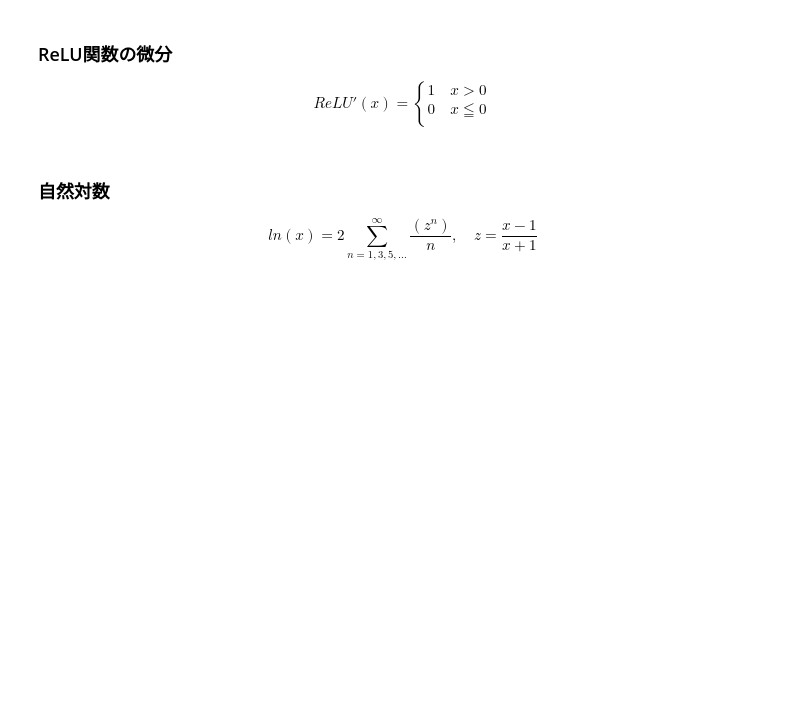
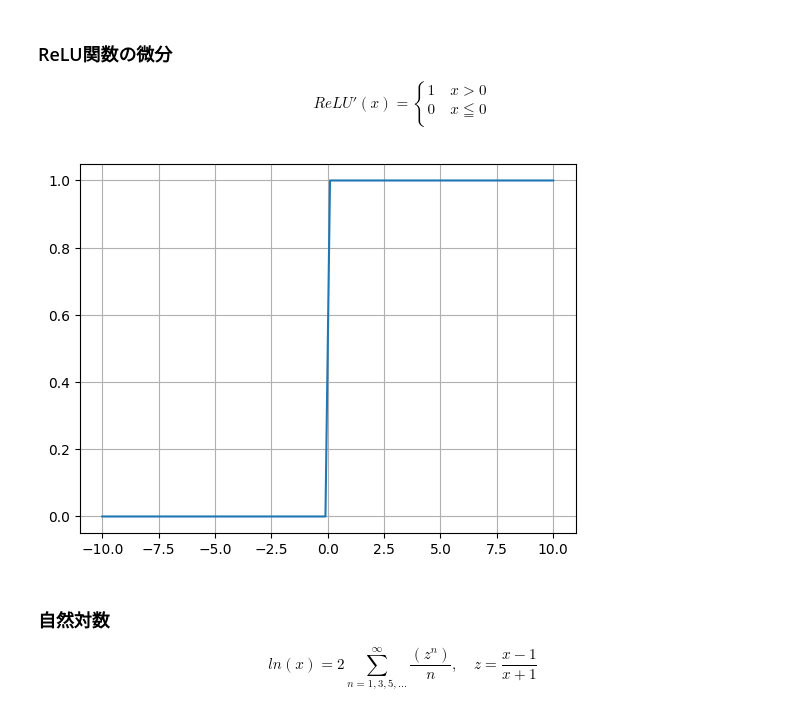
Before and after one commit to yamajunn/AI_Implementation, a Jupyter notebook: neural_networks_video.ipynb, the cells around one changed output. Cells and saved outputs as stored; diff of their text form; code cells hidden in the pictures; blank space fills up the shorter version.

```diff
--- a/neural_networks_video.ipynb
+++ b/neural_networks_video.ipynb
@@ -43,6 +72,14 @@ $$
 # %%
 def relu_derivative(x):
     return 1 if x > 0 else 0
+# %%
+y = [relu_derivative(xi) for xi in x]
+
+plt.plot(x, y)
+plt.grid(True)
+plt.show()
+# %% [output]
+[figure, added]
 # %% [markdown]
 ### 自然対数
 $$ln(x) = 2 \sum_{n=1,3,5,\dots}^{\infty} \frac{(z^n)}{n}, \quad z = \frac{x-1}{x+1}$$
```
Also changed, not shown: parts of 9 cells of this notebook.
